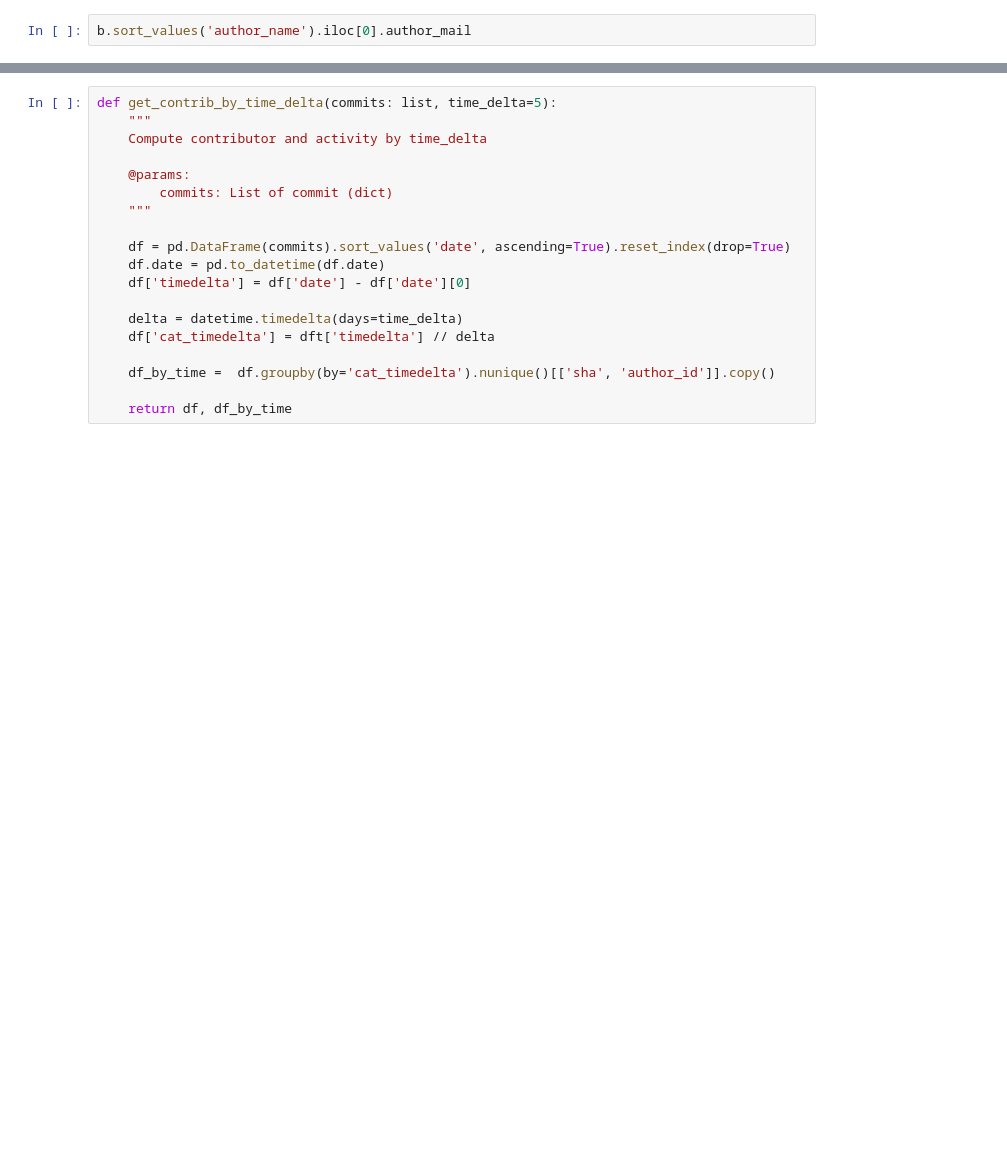
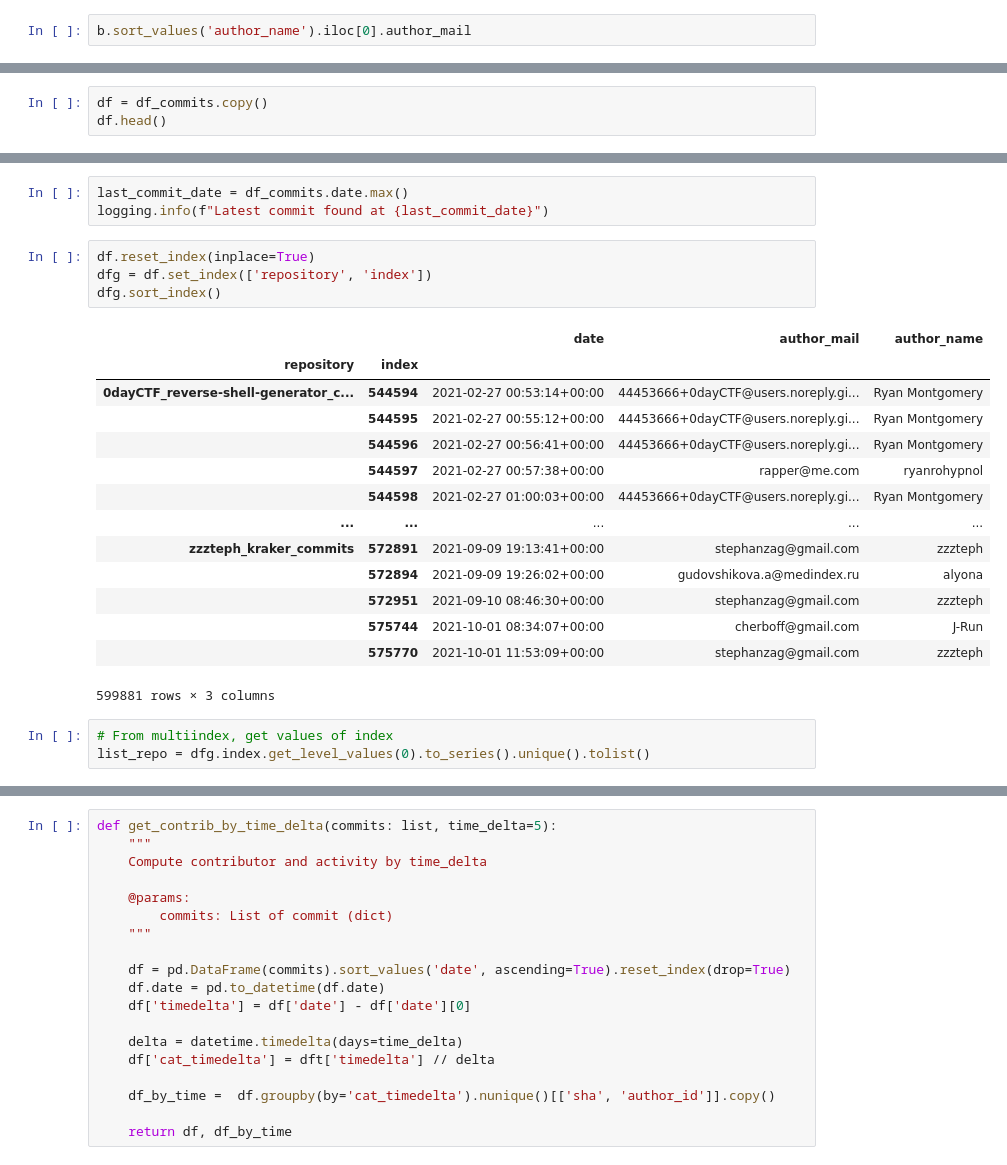
Before and after one commit to ThibautChataing/binaps_explore, a Jupyter notebook: github_explore/explore.ipynb, the cells around one changed output, grey strips where cells are left out. Drawn from its saved outputs; the diff is of its cells as text; blank space fills up the shorter version.

```diff
--- a/github_explore/explore.ipynb
+++ b/github_explore/explore.ipynb
@@ -220,0 +181,3 @@ for each repo :
+# %%
+df = df_commits.copy()
+df.head()
@@ -220,0 +211,25 @@ for each repo :
+# %%
+last_commit_date = df_commits.date.max()
+logging.info(f"Latest commit found at {last_commit_date}")
+# %%
+df.reset_index(inplace=True)
+dfg = df.set_index(['repository', 'index'])
+dfg.sort_index()
+# %% [output]
+|  |  | date | author_mail | author_name |
+| repository | index |  |  |  |
+| 0dayCTF_reverse-shell-generator_c... | 544594 | 2021-02-27 00:53:14+00:00 | 44453666+0dayCTF@users.noreply.gi... | Ryan Montgomery |
+|  | 544595 | 2021-02-27 00:55:12+00:00 | 44453666+0dayCTF@users.noreply.gi... | Ryan Montgomery |
+|  | 544596 | 2021-02-27 00:56:41+00:00 | 44453666+0dayCTF@users.noreply.gi... | Ryan Montgomery |
+|  | 544597 | 2021-02-27 00:57:38+00:00 | rapper@me.com | ryanrohypnol |
+|  | 544598 | 2021-02-27 01:00:03+00:00 | 44453666+0dayCTF@users.noreply.gi... | Ryan Montgomery |
+| ... | ... | ... | ... | ... |
+| zzzteph_kraker_commits | 572891 | 2021-09-09 19:13:41+00:00 | stephanzag@gmail.com | zzzteph |
+|  | 572894 | 2021-09-09 19:26:02+00:00 | gudovshikova.a@medindex.ru | alyona |
+|  | 572951 | 2021-09-10 08:46:30+00:00 | stephanzag@gmail.com | zzzteph |
+|  | 575744 | 2021-10-01 08:34:07+00:00 | cherboff@gmail.com | J-Run |
+|  | 575770 | 2021-10-01 11:53:09+00:00 | stephanzag@gmail.com | zzzteph |
+599881 rows × 3 columns
+# %%
+# From multiindex, get values of index
+list_repo = dfg.index.get_level_values(0).to_series().unique().tolist()
```
Also changed, not shown: parts of 12 cells of this notebook, 1 other file.
